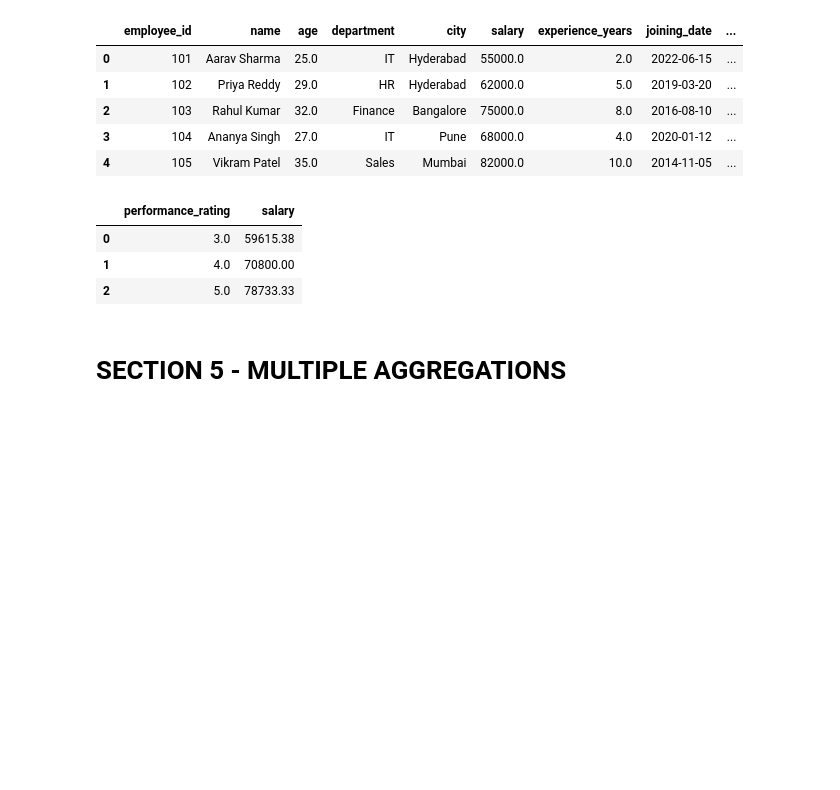
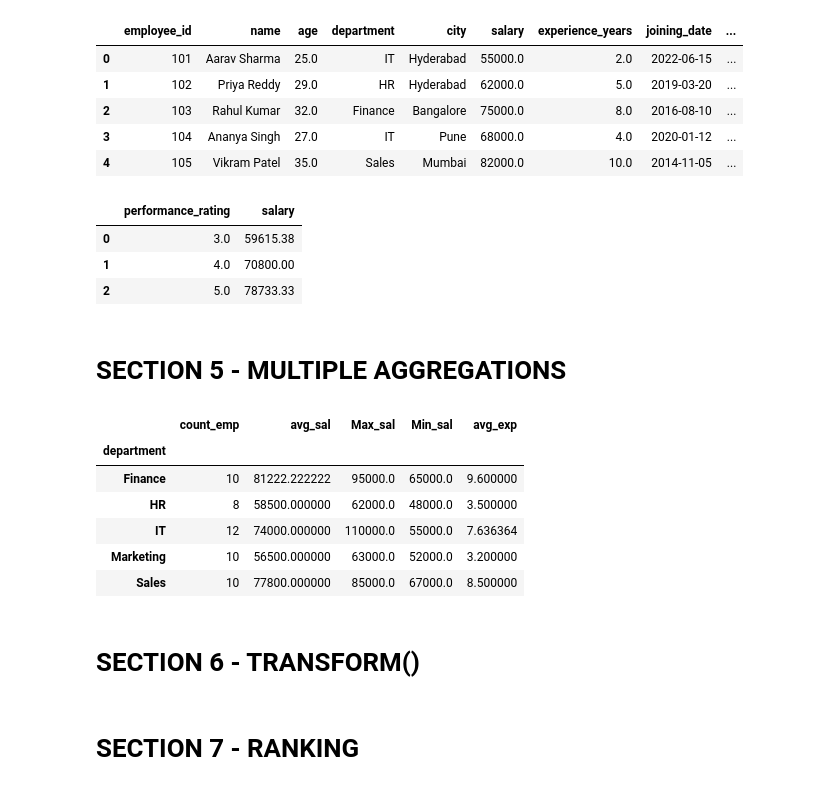
Before and after one commit to Vasista-G/GoogleCollab_Python, a Jupyter notebook: Pandaslearn.ipynb, the cells around one changed output. Cells and saved outputs as stored; diff of their text form; code cells hidden in the pictures; blank space fills up the shorter version.

```diff
--- a/Pandaslearn.ipynb
+++ b/Pandaslearn.ipynb
@@ -191,3 +191,40 @@ emp.groupby("performance_rating")["salary"].mean().round(2).reset_index()
 | 2 | 5.0 | 78733.33 |
 # %% [markdown]
 # **SECTION 5 - MULTIPLE AGGREGATIONS**
+# %%
+'''
+For each department, calculate:
+
+Number of employees
+
+Average salary
+
+Maximum salary
+
+Minimum salary
+
+Average experience
+
+'''
+
+(
+    emp.groupby("department")
+    .agg
+     (
+        count_emp = ("employee_id","count")
+        , avg_sal = ("salary","mean")
+        , Max_sal = ("salary", "max")
+        , Min_sal = ("salary","min")
+       , avg_exp = ("experience_years","mean")
+     )
+)
+# %% [output]
+|  | count_emp | avg_sal | Max_sal | Min_sal | avg_exp |
+| department |  |  |  |  |  |
+| Finance | 10 | 81222.222222 | 95000.0 | 65000.0 | 9.600000 |
+| HR | 8 | 58500.000000 | 62000.0 | 48000.0 | 3.500000 |
+| IT | 12 | 74000.000000 | 110000.0 | 55000.0 | 7.636364 |
+| Marketing | 10 | 56500.000000 | 63000.0 | 52000.0 | 3.200000 |
+| Sales | 10 | 77800.000000 | 85000.0 | 67000.0 | 8.500000 |
+# %% [markdown]
+# **SECTION 6 - TRANSFORM()**
@@ -193,0 +250,2 @@ emp.groupby("performance_rating")["salary"].mean().round(2).reset_index()
+# %% [markdown]
+# **SECTION 7 - RANKING**
```
Also changed, not shown: parts of 5 cells of this notebook.
